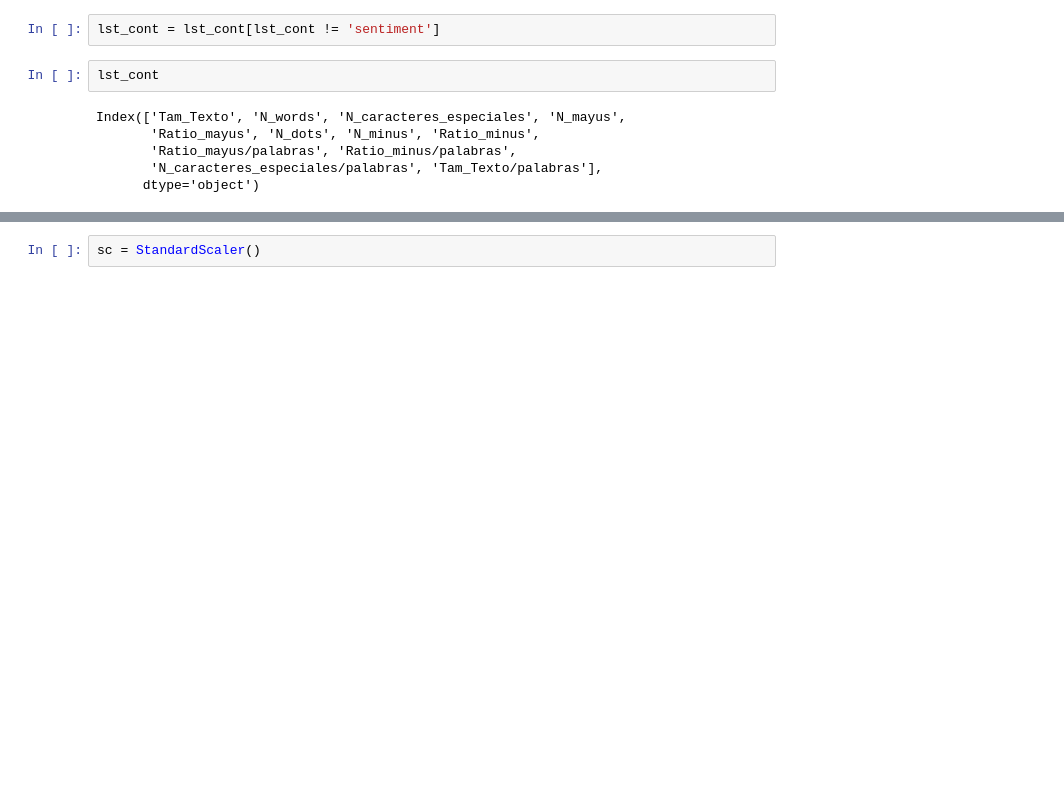
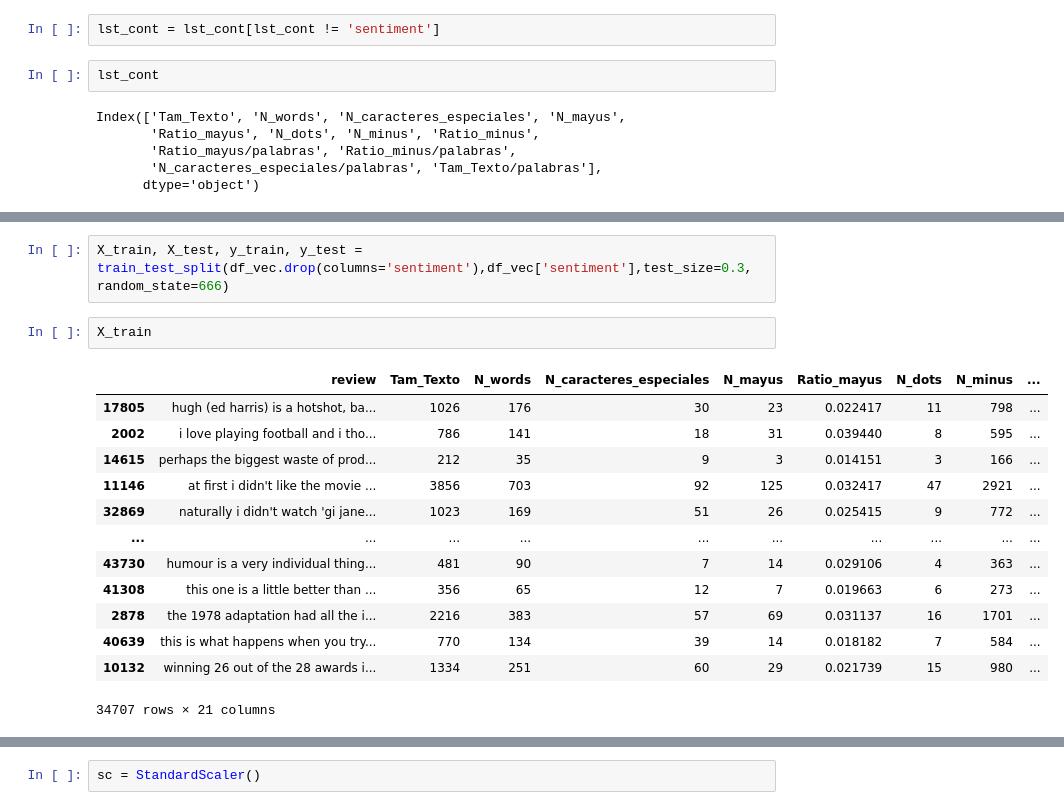
Before and after one commit to PaulHRolH/Modelo_Sentimiento, a Jupyter notebook: Practica_4.ipynb, the cells around one changed output, grey strips where cells are left out. Drawn from its saved outputs; the diff is of its cells as text; blank space fills up the shorter version.

```diff
--- a/Practica_4.ipynb
+++ b/Practica_4.ipynb
@@ -289,0 +302,18 @@ Index(['Tam_Texto', 'N_words', 'N_caracteres_especiales', 'N_mayus',
+# %%
+X_train, X_test, y_train, y_test = train_test_split(df_vec.drop(columns='sentiment'),df_vec['sentiment'],test_size=0.3, random_state=666)
+# %%
+X_train
+# %% [output]
+|  | review | Tam_Texto | N_words | N_caracteres_especiales | N_mayus | Ratio_mayus | N_dots | N_minus | ... |
+| 17805 | hugh (ed harris) is a hotshot, ba... | 1026 | 176 | 30 | 23 | 0.022417 | 11 | 798 | ... |
+| 2002 | i love playing football and i tho... | 786 | 141 | 18 | 31 | 0.039440 | 8 | 595 | ... |
+| 14615 | perhaps the biggest waste of prod... | 212 | 35 | 9 | 3 | 0.014151 | 3 | 166 | ... |
+| 11146 | at first i didn't like the movie ... | 3856 | 703 | 92 | 125 | 0.032417 | 47 | 2921 | ... |
+| 32869 | naturally i didn't watch 'gi jane... | 1023 | 169 | 51 | 26 | 0.025415 | 9 | 772 | ... |
+| ... | ... | ... | ... | ... | ... | ... | ... | ... | ... |
+| 43730 | humour is a very individual thing... | 481 | 90 | 7 | 14 | 0.029106 | 4 | 363 | ... |
+| 41308 | this one is a little better than ... | 356 | 65 | 12 | 7 | 0.019663 | 6 | 273 | ... |
+| 2878 | the 1978 adaptation had all the i... | 2216 | 383 | 57 | 69 | 0.031137 | 16 | 1701 | ... |
+| 40639 | this is what happens when you try... | 770 | 134 | 39 | 14 | 0.018182 | 7 | 584 | ... |
+| 10132 | winning 26 out of the 28 awards i... | 1334 | 251 | 60 | 29 | 0.021739 | 15 | 980 | ... |
+34707 rows × 21 columns
```
Also changed, not shown: parts of 54 cells of this notebook.
